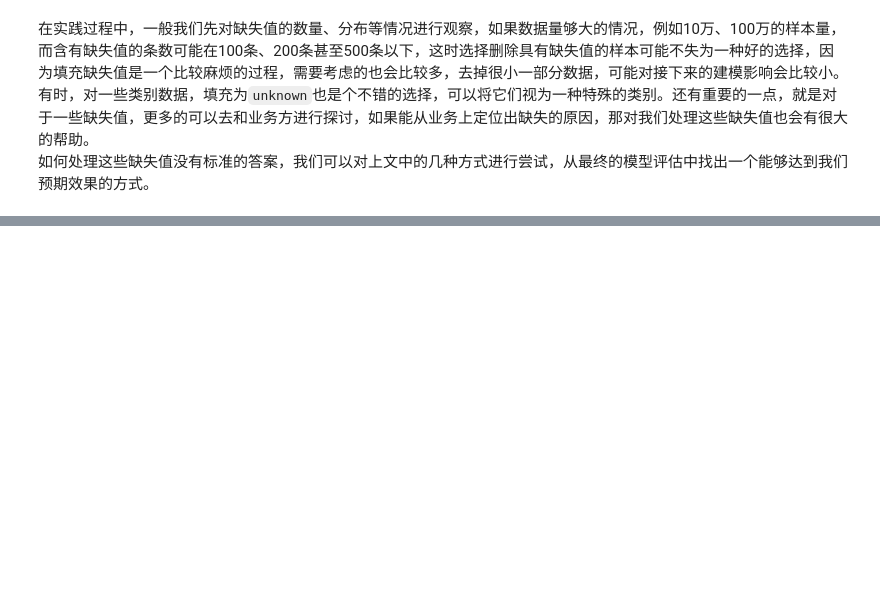
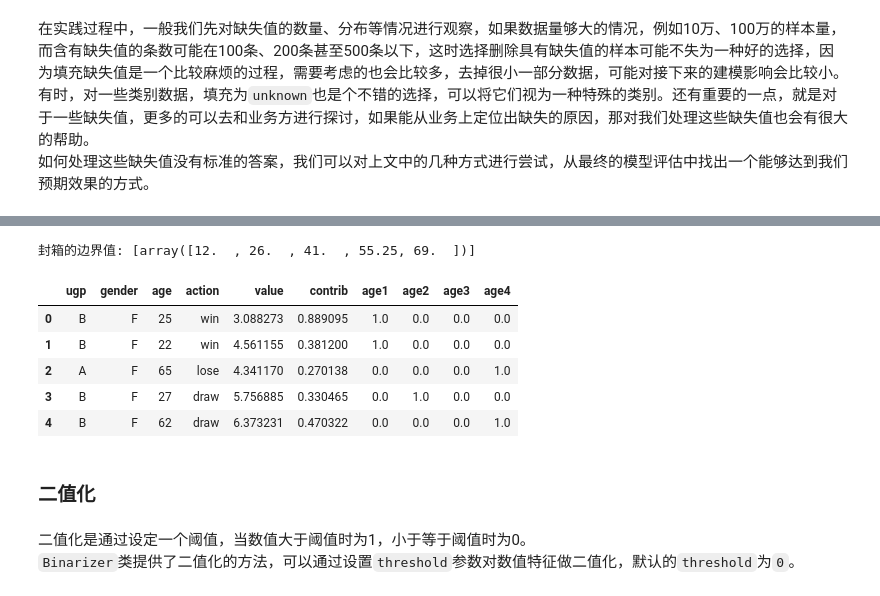
Before and after one commit to snowhyzhang/ml-landing, a Jupyter notebook: Chp 2 - data_preprocessing.ipynb, the cells around one changed output, grey strips where cells are left out. Saved outputs shown, nothing was run; the diff lists cells and outputs as text; code cells hidden in the pictures; blank space fills up the shorter version.

```diff
--- a/Chp 2 - data_preprocessing.ipynb
+++ b/Chp 2 - data_preprocessing.ipynb
@@ -505,0 +590,19 @@ missing_data3
+# %%
+# 生成示例数据
+
+np.random.seed(1024)
+# 生成一个200行的示例数据
+nrows = 200
+data = pd.DataFrame({'ugp': np.random.choice(['A', 'B', 'C'], nrows),
+                     'gender': np.random.choice(['M', 'F'], nrows),
+                     'age': np.random.randint(12, 70, nrows),
+                     'action': np.random.choice(['win', 'lose', 'draw'], nrows),
+                     'value': np.random.random(nrows) * 10,
+                     'contrib': np.random.rand(nrows)})
+
+# 数值类型列和类别类型列
+num_cols = data.select_dtypes(include=np.number).columns
+cat_cols = data.select_dtypes(include=np.object).columns
+print('num columns: {}\ncat columns: {}'.format(num_cols, cat_cols))
+
+data.head()
@@ -505,0 +774,28 @@ missing_data3
+# %%
+from sklearn.preprocessing import KBinsDiscretizer
+
+discretizer_data = data.copy()
+
+# 我们将年龄切分为4个年龄段，使用默认的等数量的切分方式
+discretizer = KBinsDiscretizer(n_bins=4, encode='onehot-dense')
+age_stage = discretizer.fit_transform(discretizer_data[['age']])
+print('封箱的边界值: {}'.format(discretizer.bin_edges_))
+# 将年龄划分为年龄段
+discretizer_data = discretizer_data.assign(age1=age_stage[:, 0],
+                                           age2=age_stage[:, 1],
+                                           age3=age_stage[:, 2],
+                                           age4=age_stage[:, 3])
+discretizer_data.head()
+# %% [output]
+封箱的边界值: [array([12.  , 26.  , 41.  , 55.25, 69.  ])]
+|  | ugp | gender | age | action | value | contrib | age1 | age2 | age3 | age4 |
+| 0 | B | F | 25 | win | 3.088273 | 0.889095 | 1.0 | 0.0 | 0.0 | 0.0 |
+| 1 | B | F | 22 | win | 4.561155 | 0.381200 | 1.0 | 0.0 | 0.0 | 0.0 |
+| 2 | A | F | 65 | lose | 4.341170 | 0.270138 | 0.0 | 0.0 | 0.0 | 1.0 |
+| 3 | B | F | 27 | draw | 5.756885 | 0.330465 | 0.0 | 1.0 | 0.0 | 0.0 |
+| 4 | B | F | 62 | draw | 6.373231 | 0.470322 | 0.0 | 0.0 | 0.0 | 1.0 |
+# %% [markdown]
+### 二值化
+# %% [markdown]
+二值化是通过设定一个阈值，当数值大于阈值时为1，小于等于阈值时为0。
+`Binarizer`类提供了二值化的方法，可以通过设置`threshold`参数对数值特征做二值化，默认的`threshold`为`0`。
```
Also changed, not shown: parts of 45 cells of this notebook.
